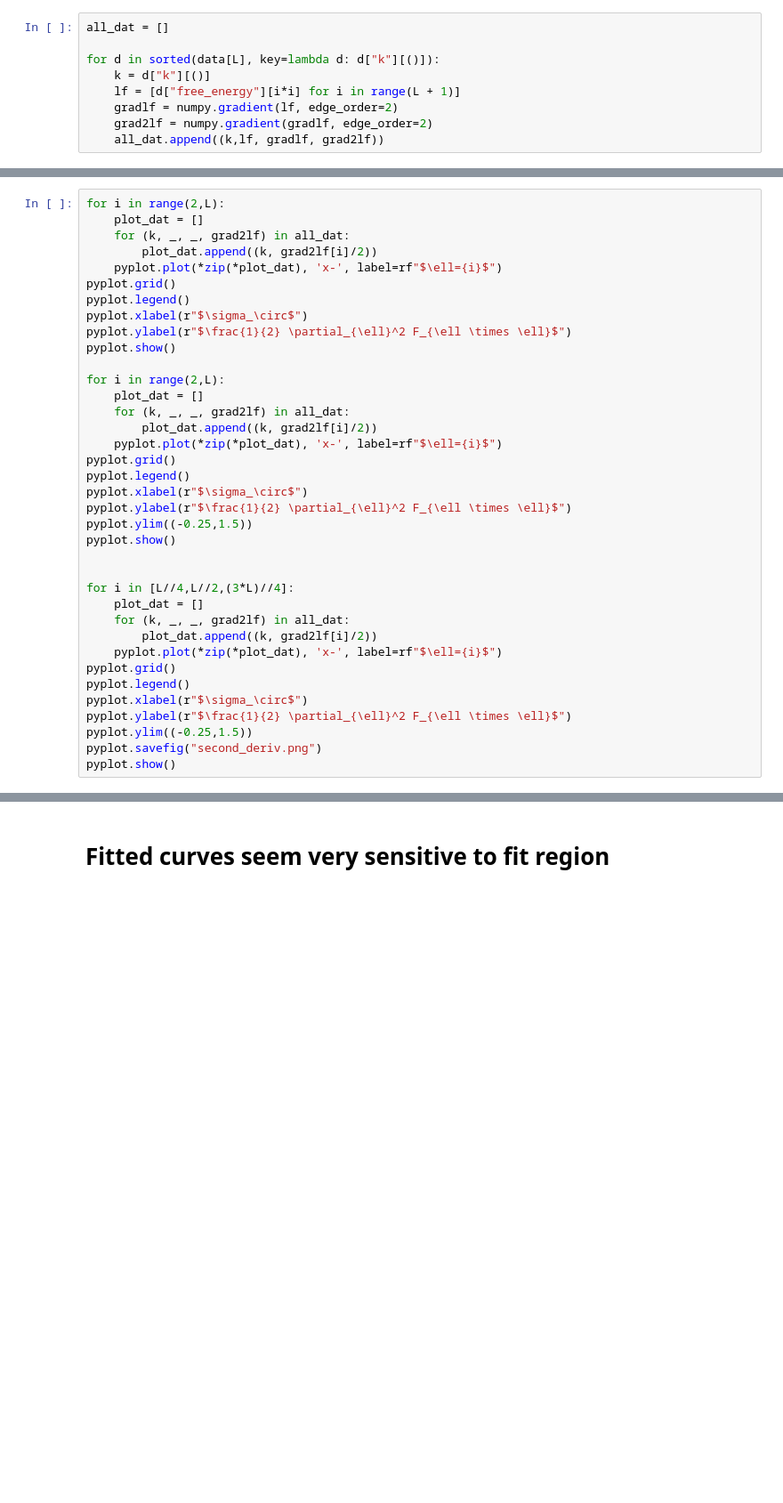
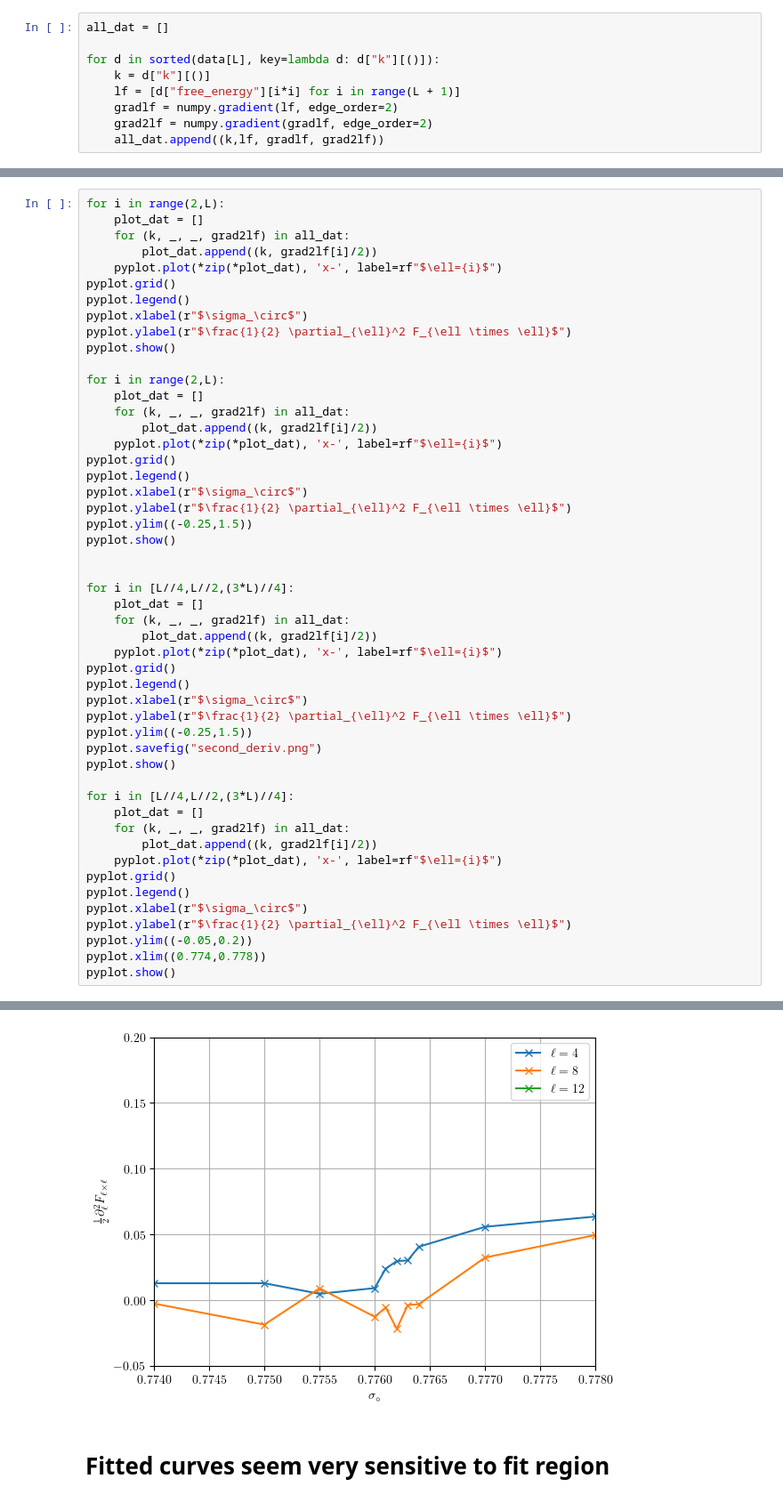
Before and after one commit to Renmusxd/GaugeTheoryRunner, a Jupyter notebook: jupyter/PlotMarkovLoopProbs.ipynb, the cells around one changed output, grey strips where cells are left out. Shown at 89% size. Drawn from its saved outputs; the diff is of its cells as text; blank space fills up the shorter version.

```diff
--- a/jupyter/PlotMarkovLoopProbs.ipynb
+++ b/jupyter/PlotMarkovLoopProbs.ipynb
@@ -315,33 +332,47 @@ pyplot.show()
 
 for i in range(2,L):
     plot_dat = []
     for (k, _, _, grad2lf) in all_dat:
         plot_dat.append((k, grad2lf[i]/2))
     pyplot.plot(*zip(*plot_dat), 'x-', label=rf"$\ell={i}$")
 pyplot.grid()
 pyplot.legend()
 pyplot.xlabel(r"$\sigma_\circ$")
 pyplot.ylabel(r"$\frac{1}{2} \partial_{\ell}^2 F_{\ell \times \ell}$")
 pyplot.ylim((-0.25,1.5))
 pyplot.show()
 
 
 for i in [L//4,L//2,(3*L)//4]:
     plot_dat = []
     for (k, _, _, grad2lf) in all_dat:
         plot_dat.append((k, grad2lf[i]/2))
     pyplot.plot(*zip(*plot_dat), 'x-', label=rf"$\ell={i}$")
 pyplot.grid()
 pyplot.legend()
 pyplot.xlabel(r"$\sigma_\circ$")
 pyplot.ylabel(r"$\frac{1}{2} \partial_{\ell}^2 F_{\ell \times \ell}$")
 pyplot.ylim((-0.25,1.5))
 pyplot.savefig("second_deriv.png")
 pyplot.show()
+
+for i in [L//4,L//2,(3*L)//4]:
+    plot_dat = []
+    for (k, _, _, grad2lf) in all_dat:
+        plot_dat.append((k, grad2lf[i]/2))
+    pyplot.plot(*zip(*plot_dat), 'x-', label=rf"$\ell={i}$")
+pyplot.grid()
+pyplot.legend()
+pyplot.xlabel(r"$\sigma_\circ$")
+pyplot.ylabel(r"$\frac{1}{2} \partial_{\ell}^2 F_{\ell \times \ell}$")
+pyplot.ylim((-0.05,0.2))
+pyplot.xlim((0.774,0.778))
+pyplot.show()
 # %% [output]
 [figure]
 [figure]
 [figure]
+[figure, added]
 # %% [markdown]
 # Fitted curves seem very sensitive to fit region
 # %%
```
Also changed, not shown: parts of 12 cells of this notebook, 12 other files.
